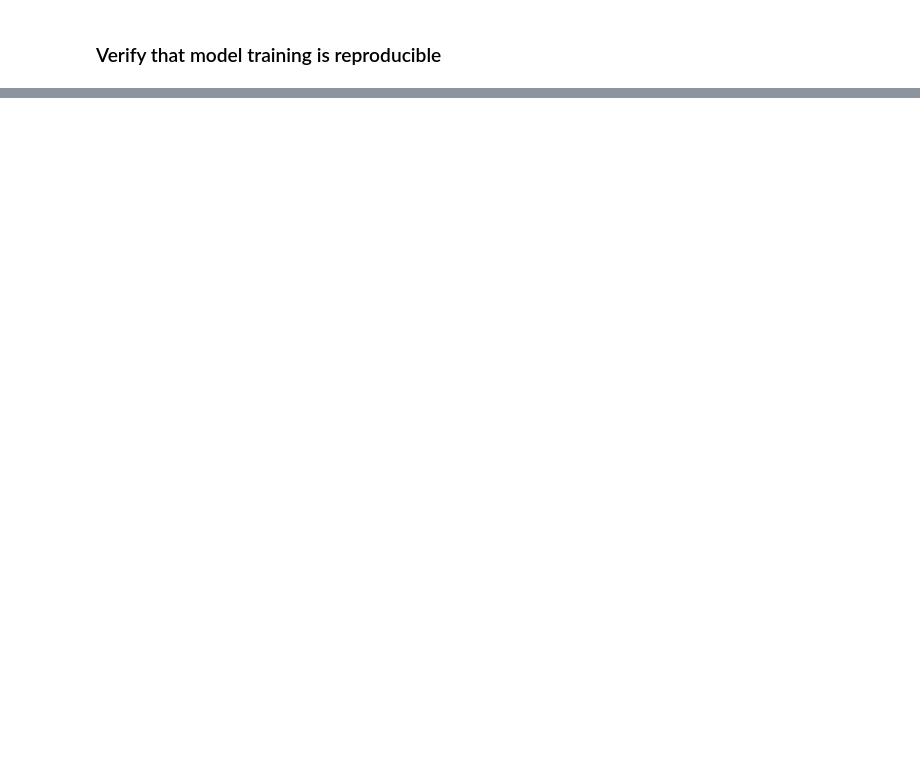
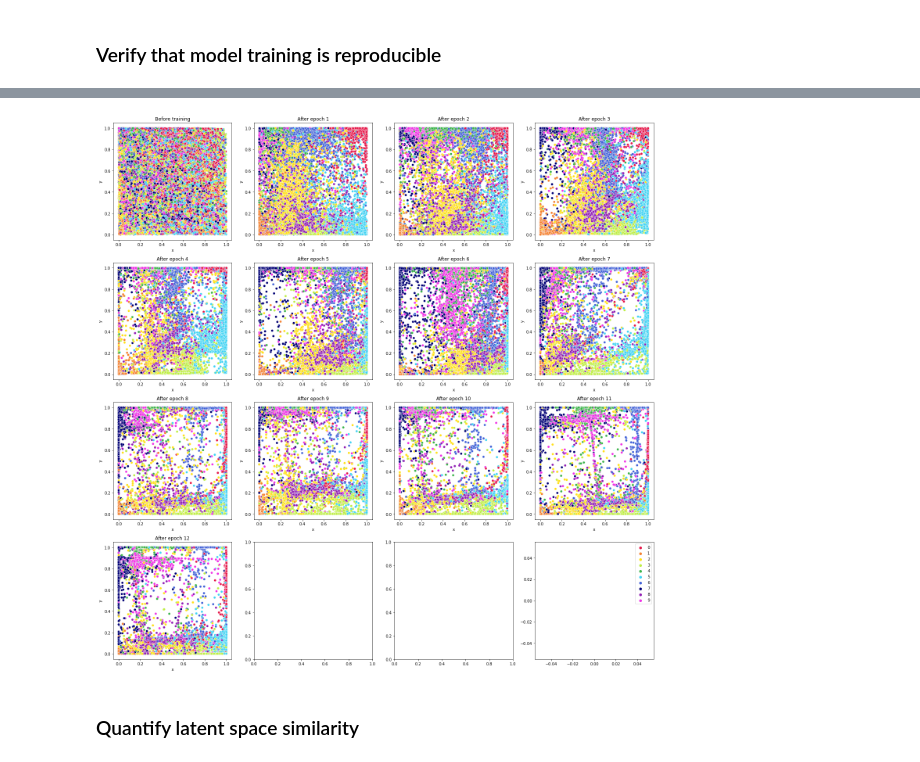
Before and after one commit to aspartate/stochastic-nn, a Jupyter notebook: main.ipynb, the cells around one changed output, grey strips where cells are left out. Drawn from its saved outputs; the diff is of its cells as text; code cells hidden in the pictures; blank space fills up the shorter version.

```diff
--- a/main.ipynb
+++ b/main.ipynb
@@ -375,14 +339,38 @@ plt.show();
 # %%
-# # Get list of layer activations (latent vectors) for bottleneck layer for training data
-# latent_vecs = [model.feedforward(x, layer_num = 3) for x, y in train_data]
+# Retrieve latent vectors from model history and plot them
 
-# # Create dataframe
-# df = []
-# for index, vec in enumerate(latent_vecs):
-#     df.append({'x': vec[0][0], 'y': vec[1][0], 'digit': np.argmax(train_data[index][1])})
-# df = pd.DataFrame(df)
+nrows = int(np.ceil(np.sqrt(len(model.history['latent']))))
+ncols = int(np.ceil(len(model.history['latent']) / nrows))
+fig, ax = plt.subplots(nrows, ncols, tight_layout=True, figsize = (ncols * 5, nrows * 5))
+ax = ax.flatten()
 
-# # Plot latent vectors in 2D, color-coded by digit
-# print(f'Plotting {len(df)} examples.')
-# colors = sns.color_palette(['#e6194B','#f58231','#ffe119','#bfef45','#3cb44b','#42d4f4','#4363d8', '#000075', '#911eb4','#f032e6'])
-# sns.scatterplot(data=df, x="x", y="y", hue="digit", palette=colors);
+for epoch in range(0, len(model.history['latent'])):
+    # Create dataframe
+    df = []
+    for index, element in enumerate(model.history['latent'][epoch]):
+        vec, label = element
+        df.append({'x': vec[0][0], 'y': vec[1][0], 'digit': label})
+    df = pd.DataFrame(df)
+
+    # Plot latent vectors in 2D, color-coded by digit
+    # print(f'Plotting {len(df)} examples.')
+    colors = sns.color_palette(['#e6194B','#f58231','#ffe119','#bfef45','#3cb44b','#42d4f4','#4363d8', '#000075', '#911eb4','#f032e6'])
+    sns.scatterplot(data=df, x="x", y="y", hue="digit", palette=colors, ax=ax[epoch], legend=False)
+
+    # Add title
+    if epoch == 0:
+        title = 'Before training'
+    else:
+        title = f'After epoch {epoch}'
+    ax[epoch].set_title(title)
+
+# Create legend for each digit
+for i in range(10):
+    ax[-1].scatter([], [], color=colors[i], label=i)
+ax[-1].legend()
+
+# Save plot to file
+plt.savefig(f'results/latent_over_epochs.png')
+plt.show();
+# %% [output]
+[figure, added]
@@ -411,3 +380,5 @@ for epoch in range(0, len(model4.history['latent'])):
 # print(last_layer[0].sum())
 # print(last_layer[0])
 # print(train_data[0][1])
+# %% [markdown]
+### Quantify latent space similarity
```
Also changed, not shown: parts of 20 cells of this notebook, 31 other files.
